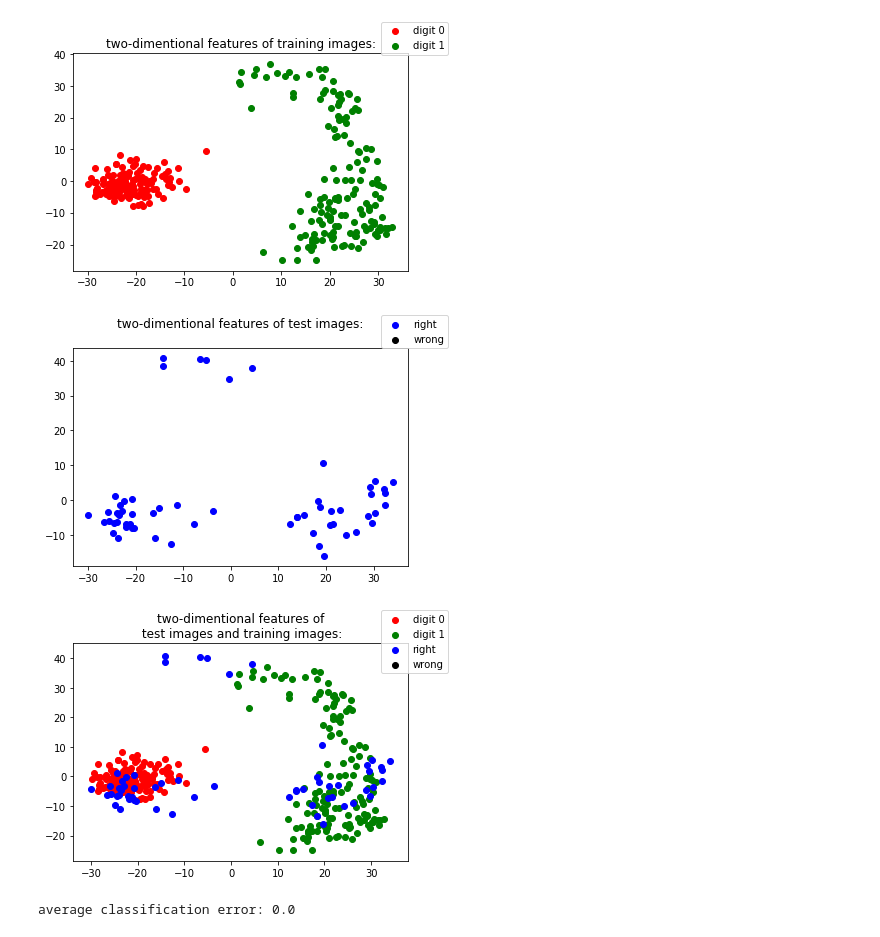
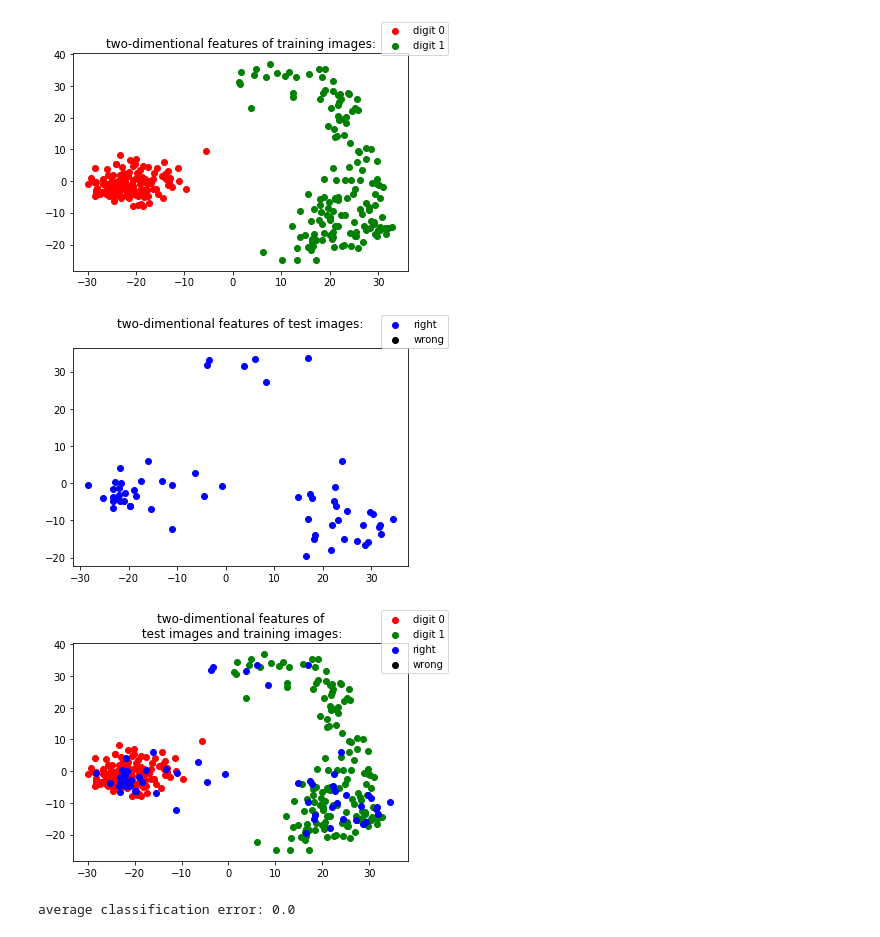
Before and after one commit to ciuji/RU_courses_archive, a Jupyter notebook: ECE445_MachineLearningForENGG/ciuji_jupyter_notebook/exercise4.ipynb, the cells around one changed output. Cells and saved outputs as stored; diff of their text form; code cells hidden in the pictures.

```diff
--- a/ECE445_MachineLearningForENGG/ciuji_jupyter_notebook/exercise4.ipynb
+++ b/ECE445_MachineLearningForENGG/ciuji_jupyter_notebook/exercise4.ipynb
@@ -18,10 +18,12 @@ test_labels=labels[300:]
 class my_pca:
     def __init__(self,arr,n=0):
         mean_arr=np.mean(arr,axis=0)
+        self.mean=mean_arr
         center_arr=mean_arr-arr
         u,s,v=np.linalg.svd(center_arr)
         self.u=u
         self.s=s
+        self.v=v
 
         if(n==0):
             self.n=self.getk(center_arr)
@@ -39,6 +41,9 @@ class my_pca:
         self.prin=principal_arr.copy()
 
     def apply(self,arr,n):
+        center_arr=self.mean-arr
+        principal_arr=center_arr@self.v[:2,].T
+        return principal_arr
 
 
     def getk(self,arr):
@@ -59,7 +64,10 @@ class my_pca:
 # %%
 #calculate the pca
 train_pca2=my_pca(training_images,2)
-test_pca2=my_pca(test_images,2)
+#modify: use training data's eigven vector to fit test data
+#test_pca2=my_pca(test_images,2)
+test_pca2=train_pca2.apply(arr=test_images,n=2)
+test_pca2[:,0]=-test_pca2[:,0]
 # %%
 fig=plt.figure()
 train_pca0=train_pca2.prin[training_labels==0]
@@ -105,36 +113,36 @@ class my_KNN():
 # %%
 predict_labels=[]
 for i in range(len(test_images)):
-    item_label=my_KNN(test_pca2.prin[i])
+    item_label=my_KNN(test_pca2[i])
     predict_labels.append(item_label.label)
 predict_sign = predict_labels^test_labels
 #print(predict_labels)
 # %%
 fig=plt.figure()
-right_predicted=test_pca2.prin[predict_sign==0]
-wrong_predicted=test_pca2.prin[predict_sign==1]
+right_predicted=test_pca2[predict_sign==0]
+wrong_predicted=test_pca2[predict_sign==1]
 plt.scatter(right_predicted[:,0],right_predicted[:,1],c='b',label='right')
 plt.scatter(wrong_predicted[:,0],wrong_predicted[:,1],c='black',label='wrong')
 plt.title("two-dimentional features of test images:\n")
 fig.legend()
 plt.show()
 # %% [output]
-[figure, old version]
+[figure, new version]
 # %%
 fig=plt.figure()
 
-right_predicted=test_pca2.prin[predict_sign==0]
-wrong_predicted=test_pca2.prin[predict_sign==1]
+right_predicted=test_pca2[predict_sign==0]
+wrong_predicted=test_pca2[predict_sign==1]
 
 plt.title("two-dimentional features of\n test images and training images:")
 plt.scatter(train_pca0[:,0],train_pca0[:,1],c='r',label='digit 0')
 plt.scatter(train_pca1[:,0],train_pca1[:,1],c='g',label='digit 1')
 plt.scatter(right_predicted[:,0],right_predicted[:,1],c='b',label='right')
 plt.scatter(wrong_predicted[:,0],wrong_predicted[:,1],c='black',label='wrong')
 fig.legend()
 plt.show()
 # %% [output]
-[figure, old version]
+[figure, new version]
 # %%
 error=sum(predict_sign)/60
 print ("average classification error:",error)
```
Also changed, not shown: parts of 1 cell of this notebook.
